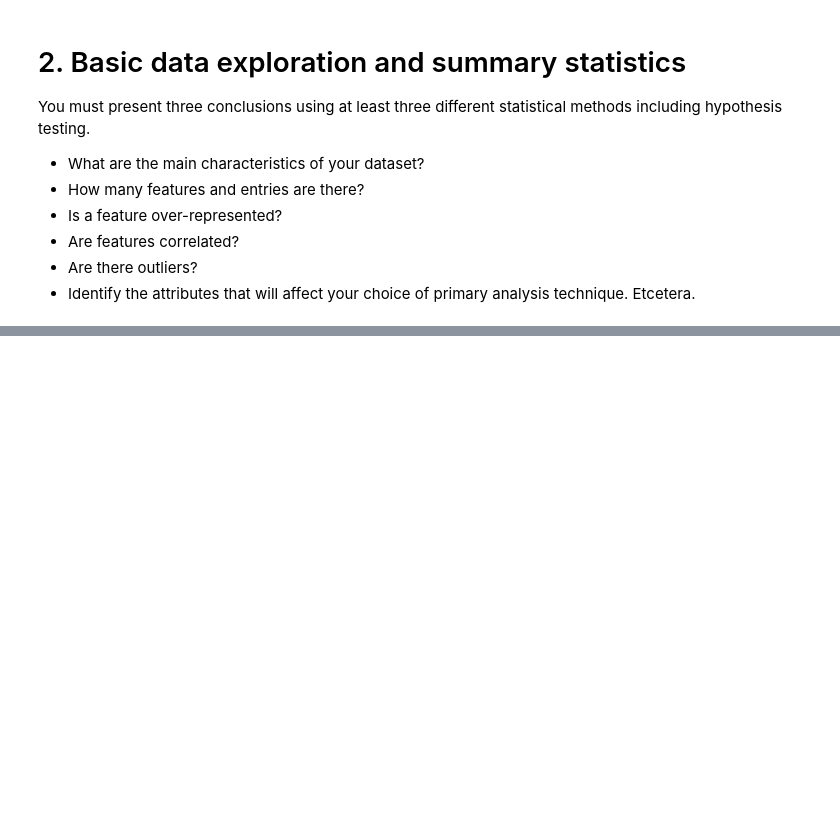
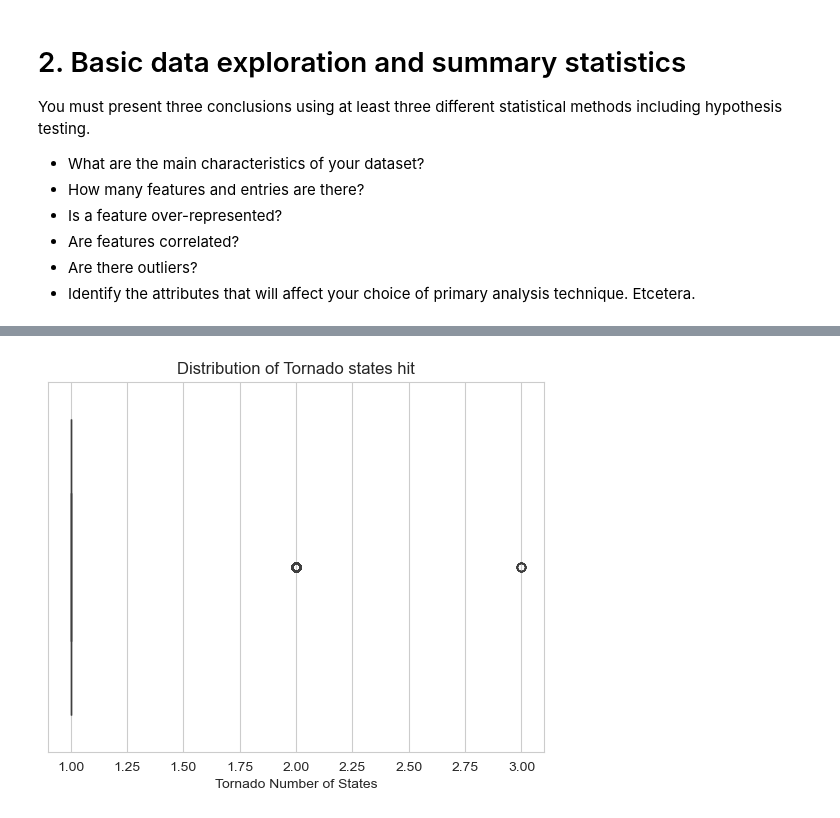
Before and after one commit to hbingley/DangerousTornadoes, a Jupyter notebook: Project_Checkpoint_2.ipynb, the cells around one changed output, grey strips where cells are left out. Cells and saved outputs as stored; diff of their text form; code cells hidden in the pictures; blank space fills up the shorter version.

```diff
--- a/Project_Checkpoint_2.ipynb
+++ b/Project_Checkpoint_2.ipynb
@@ -674,0 +755,10 @@ You must present three conclusions using at least three different statistical me
+# %%
+sns.set_style("whitegrid")
+sns.boxplot(x=tornados_df['ns'])
+
+plt.xlabel("Tornado Number of States")
+plt.title("Distribution of Tornado states hit")
+
+plt.show()
+# %% [output]
+[figure, added]
```
Also changed, not shown: parts of 18 cells of this notebook.
